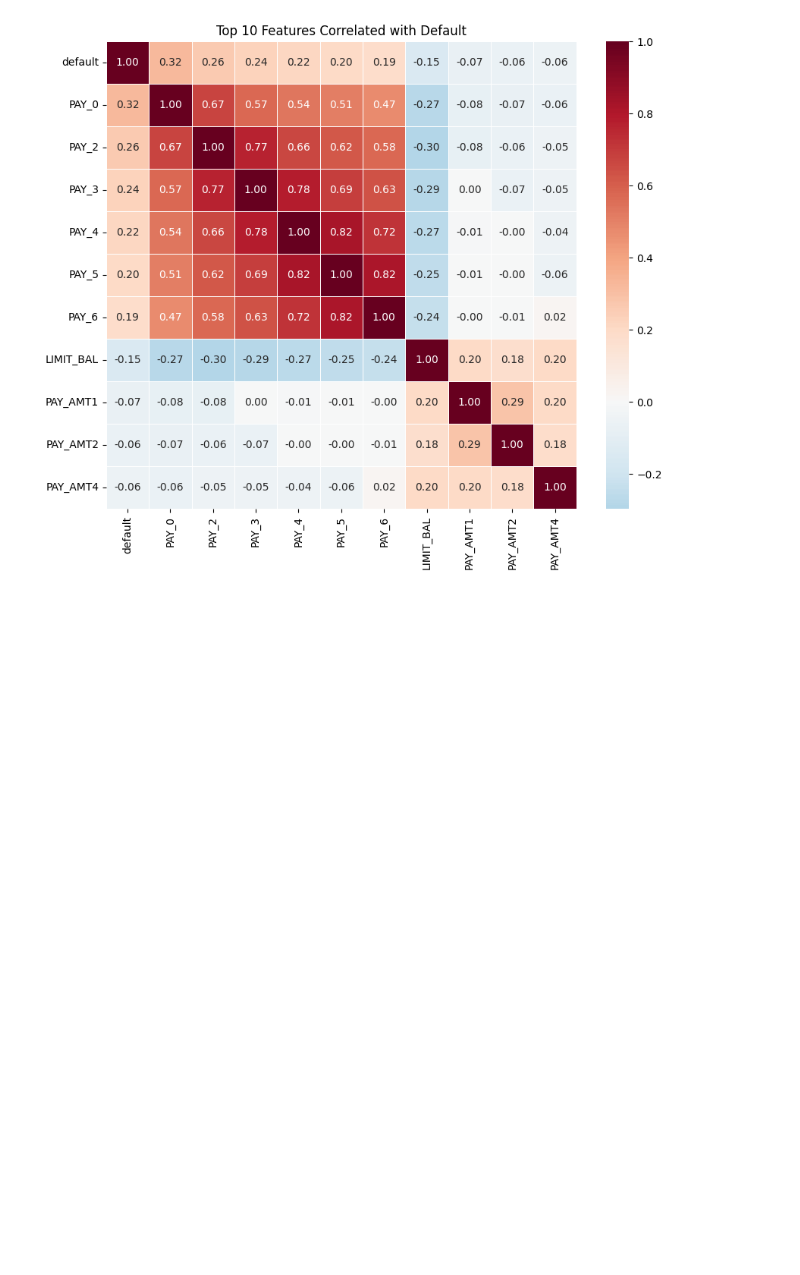
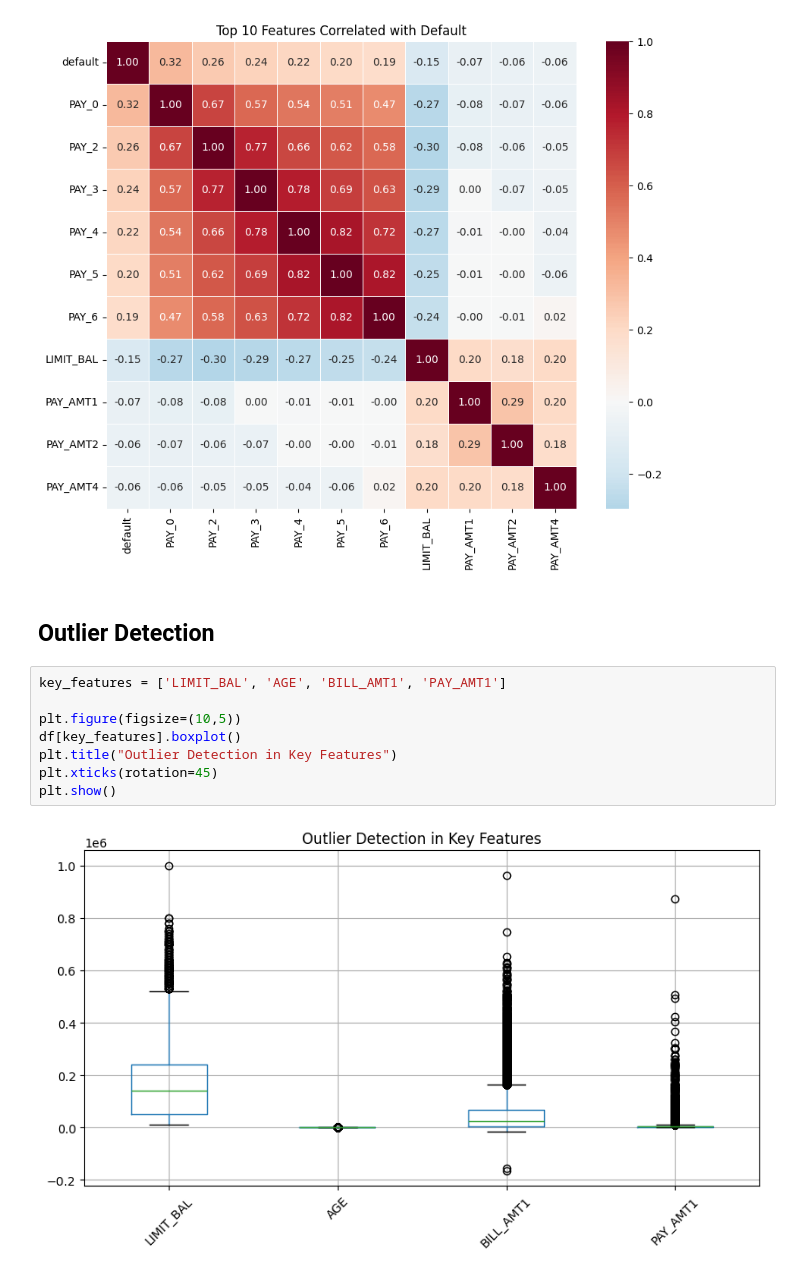
Before and after one commit to ShanmughavelS/final_yr_project, a Jupyter notebook: project.ipynb, the cells around one changed output. Cells and saved outputs as stored; diff of their text form; blank space fills up the shorter version.

```diff
--- a/project.ipynb
+++ b/project.ipynb
@@ -202,3 +198,15 @@ plt.title("Top 10 Features Correlated with Default")
 plt.show()
 # %% [output]
 [figure]
+# %% [markdown]
+## **Outlier Detection**
+# %%
+key_features = ['LIMIT_BAL', 'AGE', 'BILL_AMT1', 'PAY_AMT1']
+
+plt.figure(figsize=(10,5))
+df[key_features].boxplot()
+plt.title("Outlier Detection in Key Features")
+plt.xticks(rotation=45)
+plt.show()
+# %% [output]
+[figure, added]
```
Also changed, not shown: parts of 3 cells of this notebook.
